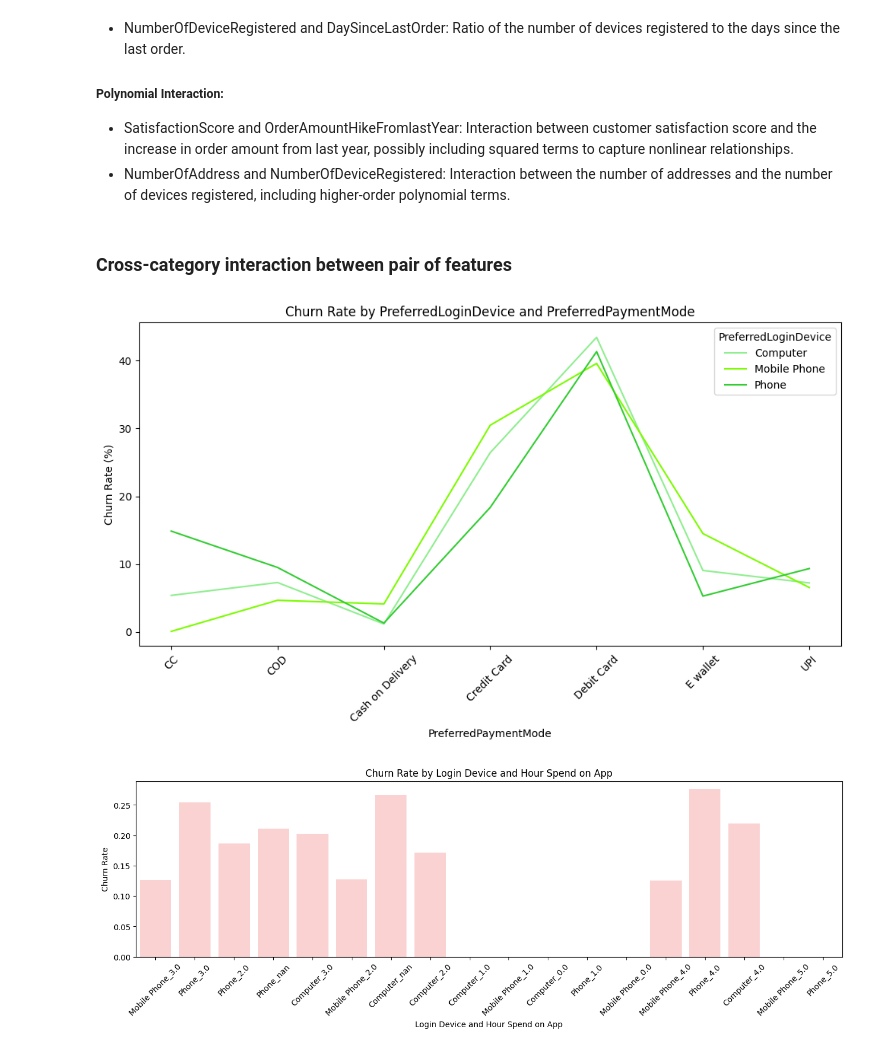
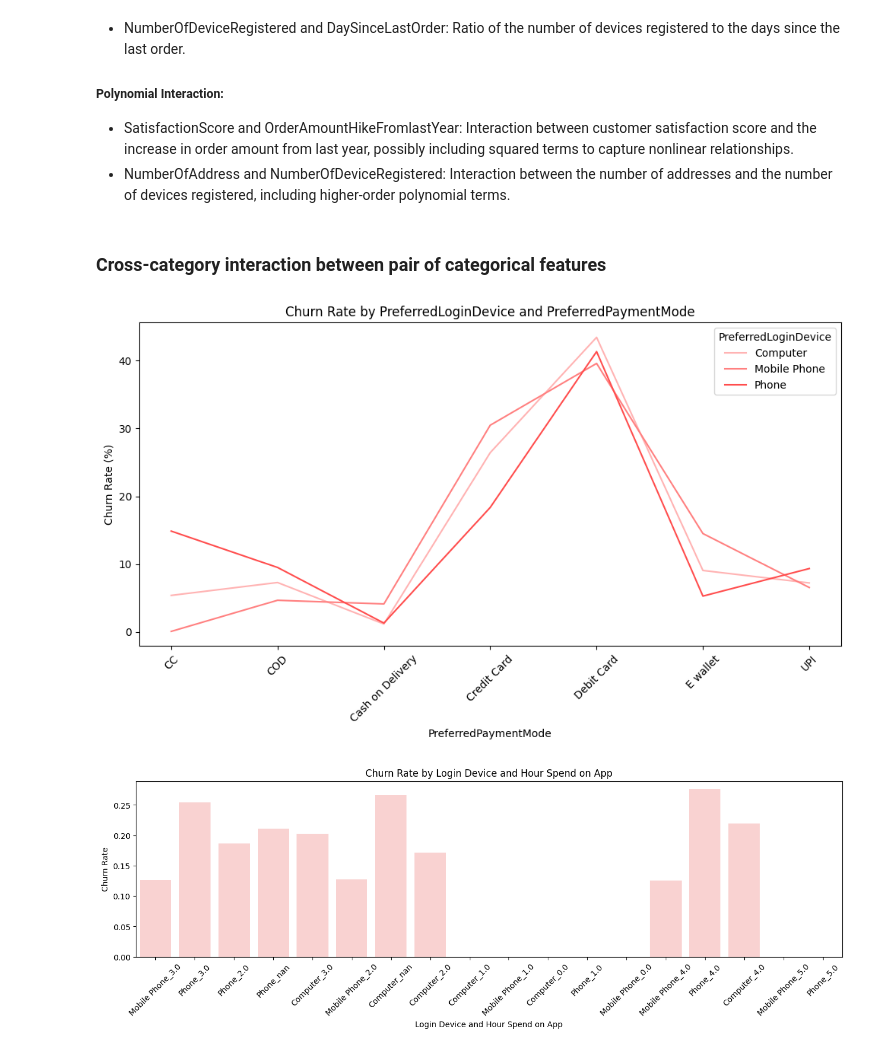
Before and after one commit to jhalalit/Churn_Insights_and_Prediction, a Jupyter notebook: Churn_Insights_and_Prediction.ipynb, the cells around one changed output. Saved outputs shown, nothing was run; the diff lists cells and outputs as text; code cells hidden in the pictures.

```diff
--- a/Churn_Insights_and_Prediction.ipynb
+++ b/Churn_Insights_and_Prediction.ipynb
@@ -854,30 +990,34 @@ Some inteaction features created:
 * SatisfactionScore and OrderAmountHikeFromlastYear: Interaction between customer satisfaction score and the increase in order amount from last year, possibly including squared terms to capture nonlinear relationships.
 * NumberOfAddress and NumberOfDeviceRegistered: Interaction between the number of addresses and the number of devices registered, including higher-order polynomial terms.
 # %% [markdown]
-### Cross-category interaction between pair of features
+### Cross-category interaction between pair of categorical features
 # %%
 # Define the categorical features of interest
 cat_features = ['PreferredLoginDevice', 'PreferredPaymentMode']
 
 # Create a cross-tabulation (contingency table)
 cross_tab = pd.crosstab(df['PreferredLoginDevice'], df['PreferredPaymentMode'])
 
 # Calculate churn rate (percentage of churned customers) for each combination of categories
 churn_rate = cross_tab.div(cross_tab.sum(axis=1), axis=0) * 100
 
 # Visualize churn rate
 plt.figure(figsize=(10, 6))
 plt.title('Churn Rate by PreferredLoginDevice and PreferredPaymentMode')
 plt.xlabel('PreferredPaymentMode')
 plt.ylabel('Churn Rate (%)')
-for category in churn_rate.index:
-    plt.plot(churn_rate.columns, churn_rate.loc[category], label=category)
+
+# palette
+light_red_shades = [(1.0, 0.7, 0.7), (1.0, 0.5, 0.5), (1.0, 0.3, 0.3)]
+
+for i, category in enumerate(churn_rate.index):
+    plt.plot(churn_rate.columns, churn_rate.loc[category], label=category, color=light_red_shades[i])
 plt.legend(title='PreferredLoginDevice')
 plt.xticks(rotation=45)
 plt.tight_layout()
 plt.show()
 # %% [output]
-[figure, old version]
+[figure, new version]
 # %%
 # Calculate interaction features
 df['LoginDevice_HourSpend'] = df['PreferredLoginDevice'] + '_' + df['HourSpendOnApp'].astype(str)
```
Also changed, not shown: parts of 15 cells of this notebook.
